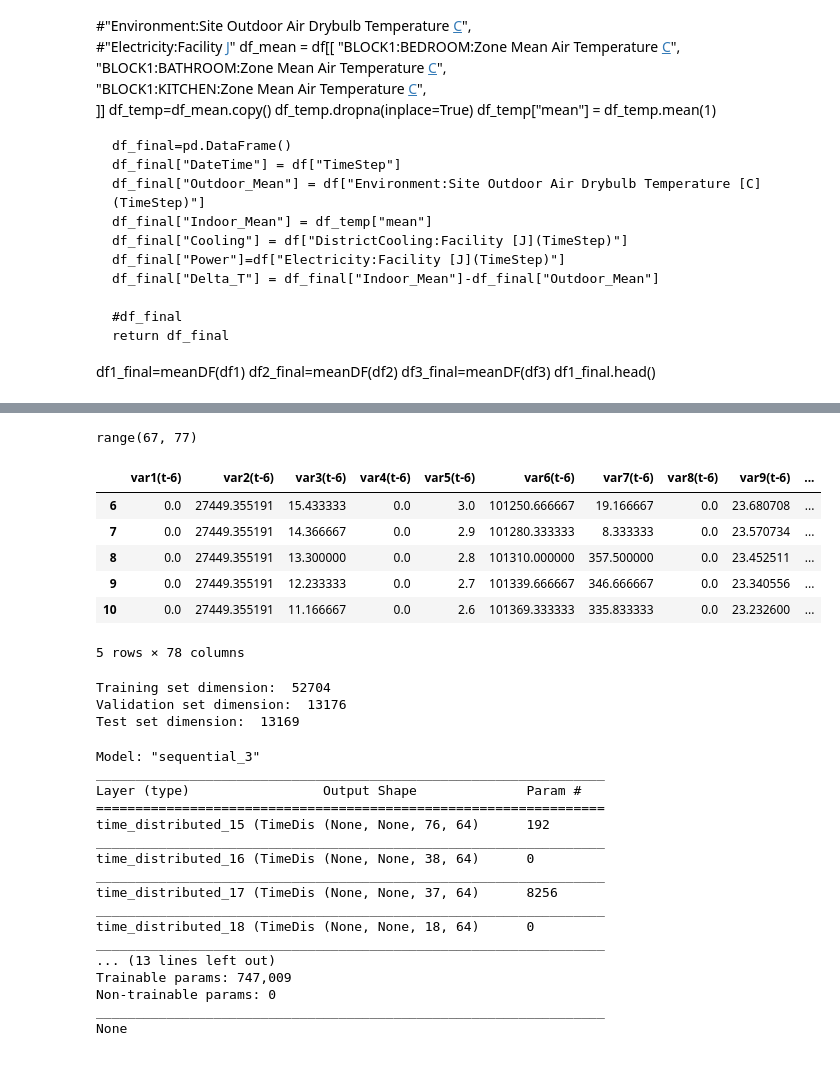
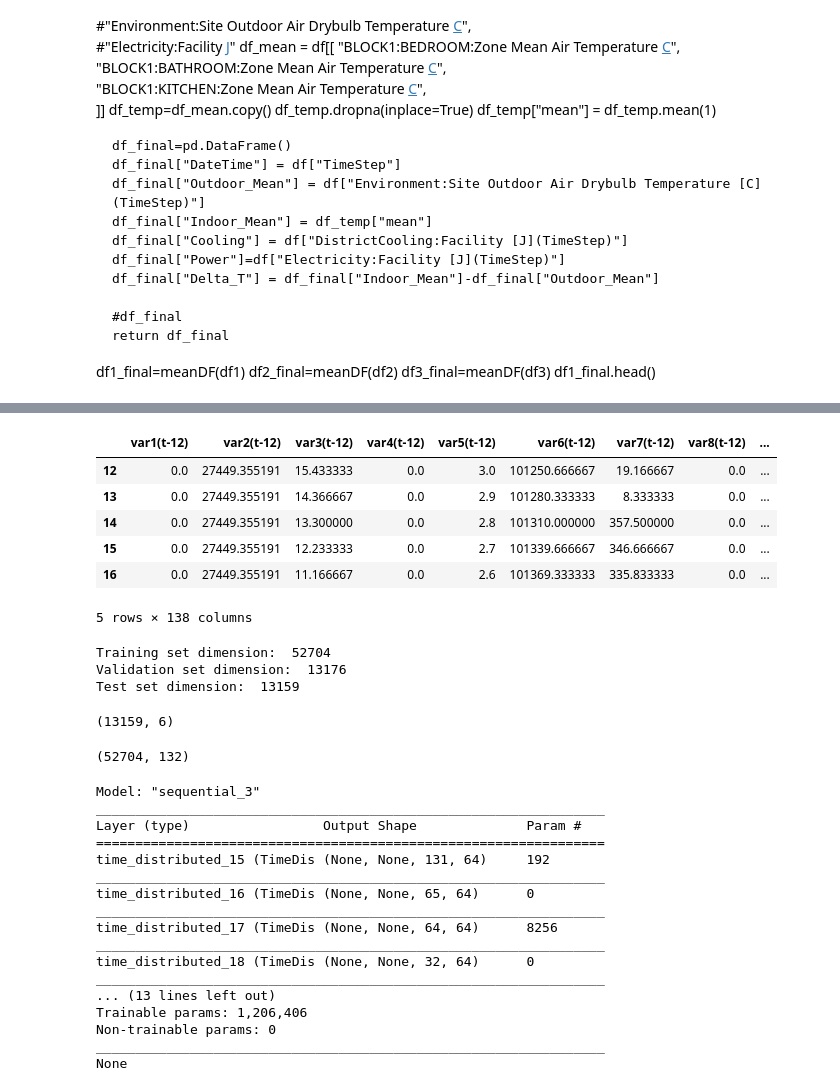
Before and after one commit to bre3760/ictbuilding, a Jupyter notebook: prediction_model/LSTM_proof-CNN.ipynb, the cells around one changed output, grey strips where cells are left out. Cells and saved outputs as stored; diff of their text form; code cells hidden in the pictures.

```diff
--- a/prediction_model/LSTM_proof-CNN.ipynb
+++ b/prediction_model/LSTM_proof-CNN.ipynb
@@ -36,6 +39,11 @@ from sklearn.preprocessing import MinMaxScaler
 df1=pd.read_csv('https://raw.githubusercontent.com/bre3760/ictbuilding/dev/data/anno1/eplusout/eplusout.csv')
 df2=pd.read_csv('https://raw.githubusercontent.com/bre3760/ictbuilding/dev/data/anno2/eplusout/eplusout.csv')
 df3=pd.read_csv('https://raw.githubusercontent.com/bre3760/ictbuilding/dev/data/anno3/eplusout/eplusout.csv')
+# %%
+#Set number of timestep to use for prediction and to predict
+n_in = 12
+n_out = 6
+verbose=False
 # %%
 def changetime(df,year):
     datetimeform = []
@@ -178,23 +191,20 @@ def series_to_supervised(data, n_in=1, n_out=1, dropnan=True):
 # %%
-
-range(x.shape[1]*n_in+1,x.shape[1]*n_in+x.shape[1])
+columns=[]
+for i in range(n_out):
+    for c in reframed.columns[range(x.shape[1]*n_in+1+i*x.shape[1],x.shape[1]*n_in+ (i+1)*x.shape[1])]:
+        columns.append(c)
+if verbose:
+    print(columns)
+reframed.drop(columns, axis=1, inplace=True)
+reframed.head()
 # %% [output]
+|  | var1(t-12) | var2(t-12) | var3(t-12) | var4(t-12) | var5(t-12) | var6(t-12) | var7(t-12) | var8(t-12) | ... |
+| 12 | 0.0 | 27449.355191 | 15.433333 | 0.0 | 3.0 | 101250.666667 | 19.166667 | 0.0 | ... |
+| 13 | 0.0 | 27449.355191 | 14.366667 | 0.0 | 2.9 | 101280.333333 | 8.333333 | 0.0 | ... |
+| 14 | 0.0 | 27449.355191 | 13.300000 | 0.0 | 2.8 | 101310.000000 | 357.500000 | 0.0 | ... |
+| 15 | 0.0 | 27449.355191 | 12.233333 | 0.0 | 2.7 | 101339.666667 | 346.666667 | 0.0 | ... |
+| 16 | 0.0 | 27449.355191 | 11.166667 | 0.0 | 2.6 | 101369.333333 | 335.833333 | 0.0 | ... |
-range(67, 77)
+5 rows × 138 columns
-# %%
-n_in = 6
-n_out = 2
-reframed = series_to_supervised(x.to_numpy(), n_in, n_out)
-reframed.drop(reframed.columns[range(x.shape[1]*n_in+1,x.shape[1]*n_in+x.shape[1])], axis=1, inplace=True)
-reframed.head()
-#reframed.shape
-# %% [output]
-|  | var1(t-6) | var2(t-6) | var3(t-6) | var4(t-6) | var5(t-6) | var6(t-6) | var7(t-6) | var8(t-6) | var9(t-6) | ... |
-| 6 | 0.0 | 27449.355191 | 15.433333 | 0.0 | 3.0 | 101250.666667 | 19.166667 | 0.0 | 23.680708 | ... |
-| 7 | 0.0 | 27449.355191 | 14.366667 | 0.0 | 2.9 | 101280.333333 | 8.333333 | 0.0 | 23.570734 | ... |
-| 8 | 0.0 | 27449.355191 | 13.300000 | 0.0 | 2.8 | 101310.000000 | 357.500000 | 0.0 | 23.452511 | ... |
-| 9 | 0.0 | 27449.355191 | 12.233333 | 0.0 | 2.7 | 101339.666667 | 346.666667 | 0.0 | 23.340556 | ... |
-| 10 | 0.0 | 27449.355191 | 11.166667 | 0.0 | 2.6 | 101369.333333 | 335.833333 | 0.0 | 23.232600 | ... |
-5 rows × 78 columns
 # %%
 # Split dataset into train, validation and test and normalize data
 
@@ -219,14 +229,16 @@ x_test =  values[(len(df1)+len(df2)) + int(0.5*len(df3)):, :]
 x_test_norm = (x_test-mean)/std
 print("Test set dimension: ",len(x_test))
 
-train_X, train_y = x_train_norm[:, :-1],  x_train_norm[:, -1]
-test_X, test_y = x_test_norm[:, :-1],  x_test_norm[:, -1]
-
-#TODO: CAPIRE QUESTE DUE RIGHE PRECEDENTI
+train_X, train_y = x_train_norm[:, :-n_out],  x_train_norm[:, -n_out:]
+test_X, test_y = x_test_norm[:, :-n_out],  x_test_norm[:, -n_out:]
 # %% [output]
 Training set dimension:  52704
 Validation set dimension:  13176
-Test set dimension:  13169
+Test set dimension:  13159
+# %%
+test_y.shape
+# %% [output]
+(13159, 6)
 # %%
 def bi_lstm_model():
 	model = Sequential()
@@ -243,11 +255,15 @@ def bi_lstm_model():
 	model.compile(optimizer='adam', loss='mse',metrics = ['mae','mse','mape'])
 	return model
+# %%
+train_X.shape
+# %% [output]
+(52704, 132)
 # %%
 #CNN-Bi-LSTM
 #n_steps, n_features = train_X.shape[1], train_X.shape[2]
 n_features = 1 #da predirre
 n_seq = 1
-n_steps = 11*(n_in+1)
+n_steps = 11*(n_in)
 
 train_X = train_X.reshape((train_X.shape[0], n_seq, n_steps, n_features))
 test_X = test_X.reshape((test_X.shape[0], n_seq, n_steps, n_features))
@@ -260,16 +276,16 @@ Model: "sequential_3"
 _________________________________________________________________
 Layer (type)                 Output Shape              Param #
 =================================================================
-time_distributed_15 (TimeDis (None, None, 76, 64)      192
+time_distributed_15 (TimeDis (None, None, 131, 64)     192
 _________________________________________________________________
-time_distributed_16 (TimeDis (None, None, 38, 64)      0
+time_distributed_16 (TimeDis (None, None, 65, 64)      0
 _________________________________________________________________
-time_distributed_17 (TimeDis (None, None, 37, 64)      8256
+time_distributed_17 (TimeDis (None, None, 64, 64)      8256
 _________________________________________________________________
-time_distributed_18 (TimeDis (None, None, 18, 64)      0
+time_distributed_18 (TimeDis (None, None, 32, 64)      0
 _________________________________________________________________
 ... (13 lines left out)
-Trainable params: 747,009
+Trainable params: 1,206,406
 Non-trainable params: 0
 _________________________________________________________________
 None
```
Also changed, not shown: parts of 15 cells of this notebook, 5 other files.
